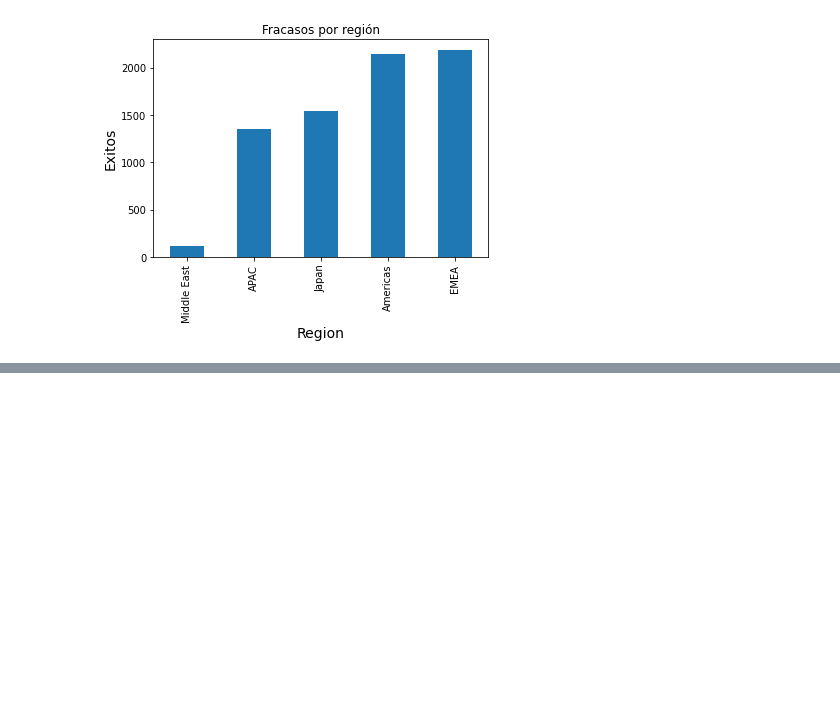
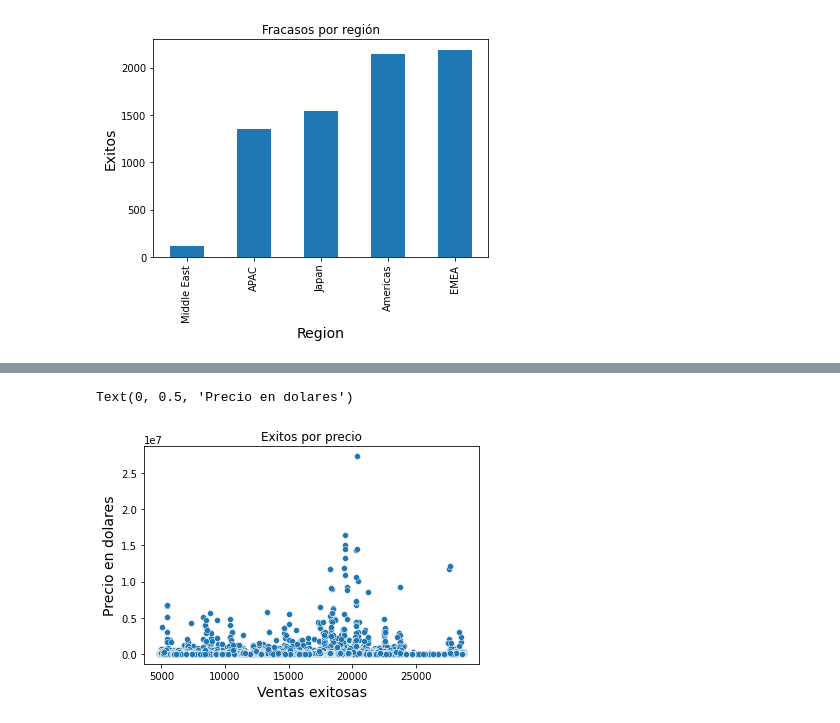
Before and after one commit to joaquinhojman/Entrenamieto_ECI_2020, a Jupyter notebook: TP1.ipynb, the cells around one changed output, grey strips where cells are left out. Cells and saved outputs as stored; diff of their text form; code cells hidden in the pictures; blank space fills up the shorter version.

```diff
--- a/TP1.ipynb
+++ b/TP1.ipynb
@@ -174,0 +215,22 @@ Text(0, 0.5, 'Exitos')
+# %%
+#filtramos los datos por moneda
+filtro_USD = stage_precio['Total_Amount_Currency'] == 'USD'
+filtro_EUR = stage_precio['Total_Amount_Currency'] == 'EUR'
+filtro_AUD = stage_precio['Total_Amount_Currency'] == 'AUD'
+filtro_JPY = stage_precio['Total_Amount_Currency'] == 'JPY'
+filtro_GBP = stage_precio['Total_Amount_Currency'] == 'GBP'
+# %%
+#creamos una df separando por moneda
+df_USD = stage_precio[filtro_USD]
+df_EUR = stage_precio[filtro_EUR]
+df_AUD = stage_precio[filtro_AUD]
+df_JPY = stage_precio[filtro_JPY]
+df_GBP = stage_precio[filtro_GBP]
+# %%
+#aplicamos los cambios de moneda
+
+df_USD['Total_Amount'] = df_USD['Total_Amount']*change_USD
+df_EUR['Total_Amount'] = df_EUR['Total_Amount']*change_EUR
+df_AUD['Total_Amount'] = df_AUD['Total_Amount']*change_AUD
+df_JPY['Total_Amount'] = df_JPY['Total_Amount']*change_JPY
+df_GBP['Total_Amount'] = df_GBP['Total_Amount']*change_GBP
@@ -174,0 +255,5 @@ Text(0, 0.5, 'Exitos')
+# %%
+#Ahora uno los data frames con los cambios hechos
+
+df_changed = df_USD.append(df_EUR).append(df_AUD).append(df_JPY).append(df_GBP).drop(['Total_Amount_Currency'], axis=1)
+df_changed
@@ -174,0 +274,14 @@ Text(0, 0.5, 'Exitos')
+# %%
+#Finalmente obvtuvimos un data frame con los precios en dolares y el estado final de la ventas
+#Ahora podemos observar si los precios mas altos tienen mas ventas fallidas.
+#Primero graficamos las ventas exitosas y despues veremos las fallidas
+
+precio_exito = df_changed[df_changed['Stage'] == 'Closed Won']  #dejo solo los closed won
+
+g = sns.scatterplot(x="ID", y="Total_Amount", data=precio_exito)
+g.set_title("Exitos por precio")
+g.set_xlabel("Ventas exitosas",fontsize=14)
+g.set_ylabel("Precio en dolares",fontsize=14)
+# %% [output]
+Text(0, 0.5, 'Precio en dolares')
+[figure, added]
```
Also changed, not shown: parts of 7 cells of this notebook.
